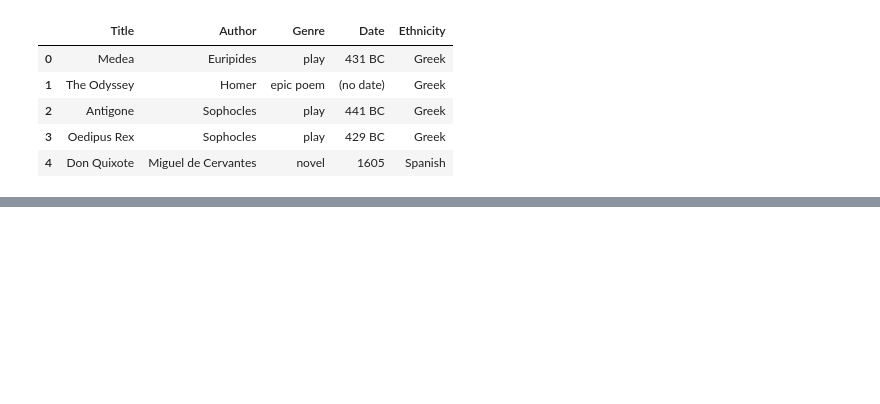
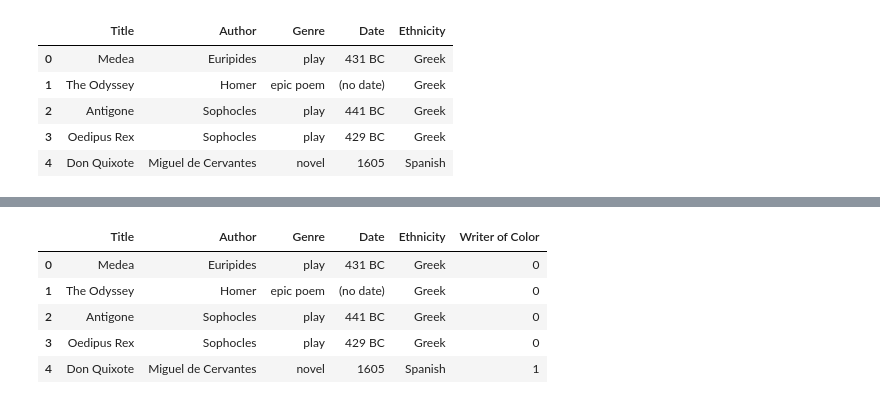
Before and after one commit to jtillis0317/Drills-and-Projects, a Jupyter notebook: Unit 1 Capstone.ipynb, the cells around one changed output, grey strips where cells are left out. Saved outputs shown, nothing was run; the diff lists cells and outputs as text; code cells hidden in the pictures; blank space fills up the shorter version.

```diff
--- a/Unit 1 Capstone.ipynb
+++ b/Unit 1 Capstone.ipynb
@@ -269,0 +303,9 @@ ap_authors.head()
+# %%
+ap_authors.head()
+# %% [output]
+|  | Title | Author | Genre | Date | Ethnicity | Writer of Color |
+| 0 | Medea | Euripides | play | 431 BC | Greek | 0 |
+| 1 | The Odyssey | Homer | epic poem | (no date) | Greek | 0 |
+| 2 | Antigone | Sophocles | play | 441 BC | Greek | 0 |
+| 3 | Oedipus Rex | Sophocles | play | 429 BC | Greek | 0 |
+| 4 | Don Quixote | Miguel de Cervantes | novel | 1605 | Spanish | 1 |
```
Also changed, not shown: parts of 7 cells of this notebook.
